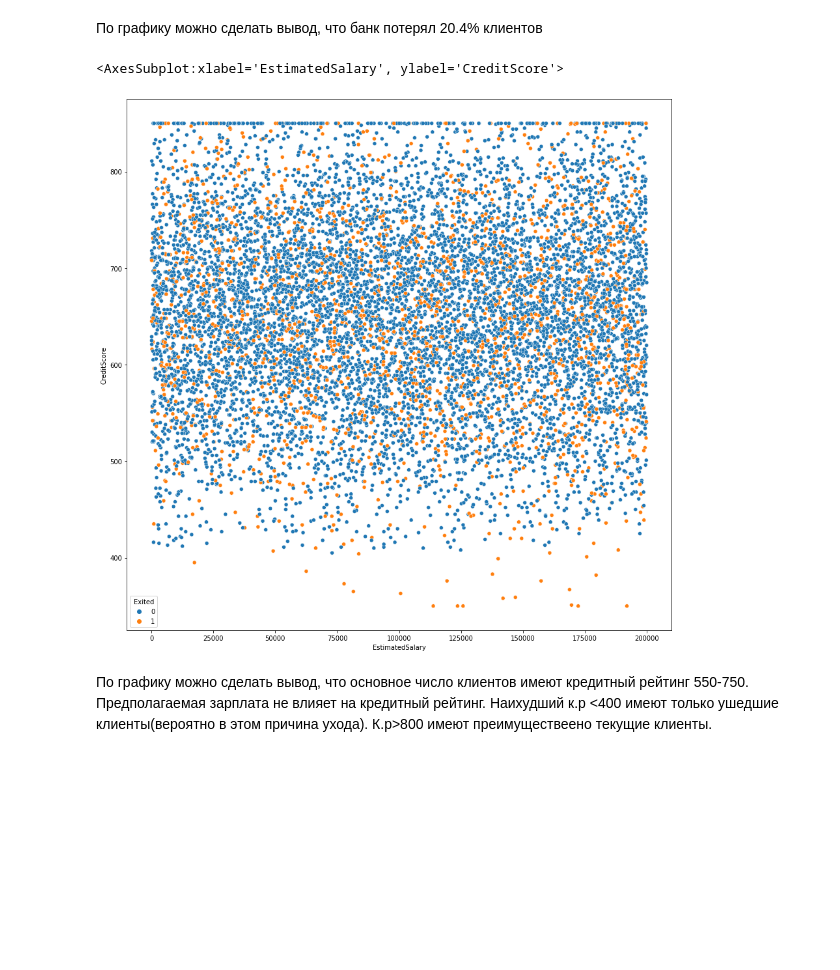
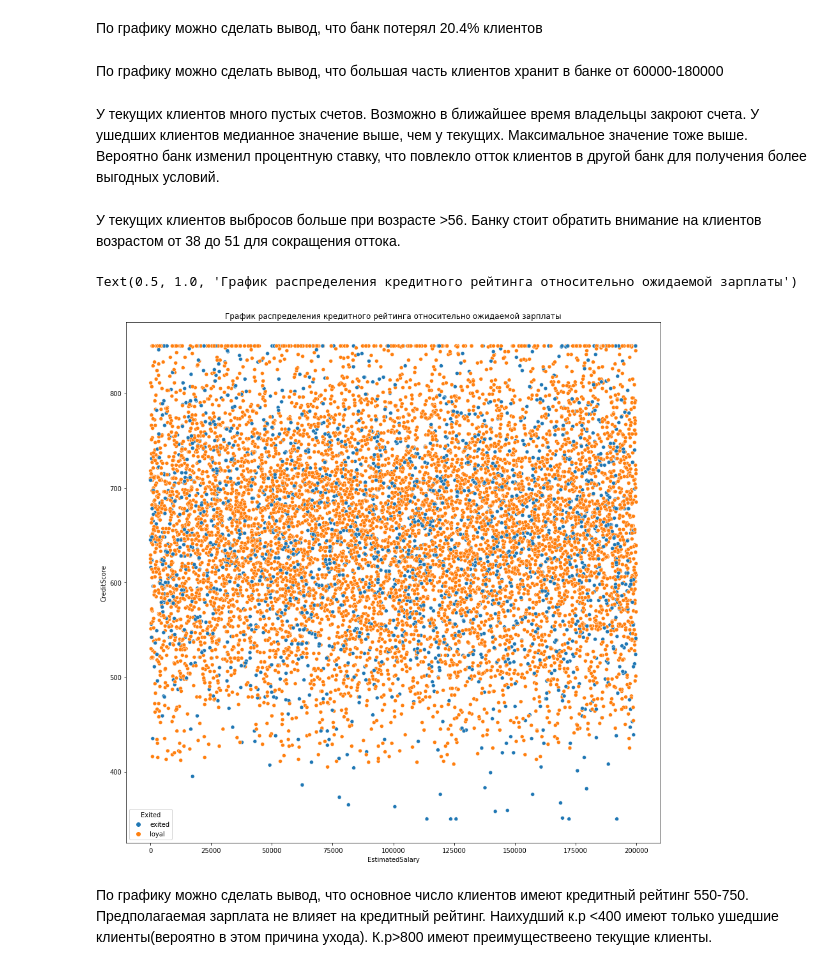
Before and after one commit to Karayushii/SF_PY_13, a Jupyter notebook: main.ipynb, the cells around one changed output. Saved outputs shown, nothing was run; the diff lists cells and outputs as text; code cells hidden in the pictures; blank space fills up the shorter version.

```diff
--- a/main.ipynb
+++ b/main.ipynb
@@ -8,6 +9,7 @@ from matplotlib.pyplot import figure
 # %%
 churn_data = pd.read_csv('data\churn.csv')
 churn_data = churn_data.drop(['RowNumber'],axis=1)
-#churn_data['Exited']=churn_data['Exited'].apply(lambda x: 'exited' if x ==1 else 'not exited')
+churn_df_copy=churn_data.copy()
+churn_df_copy['Exited']=churn_df_copy['Exited'].apply(lambda x: 'exited' if x ==1 else 'loyal')
 # %%
 fig_1 = px.pie(
@@ -30 +32,3 @@ fig_2.show()
+# %% [markdown]
+По графику можно сделать вывод, что большая часть клиентов хранит в банке от 60000-180000
 # %%
@@ -33,3 +37,5 @@ fig_3 = px.histogram(
 fig_3.show()
+# %% [markdown]
+У текущих клиентов много пустых счетов. Возможно в ближайшее время  владельцы закроют счета. У ушедших клиентов медианное значение выше, чем у текущих. Максимальное значение тоже выше. Вероятно банк изменил процентную ставку, что повлекло отток клиентов в другой банк для получения более выгодных условий.
 # %%
 fig_4 = px.box(
@@ -37,10 +43,13 @@ fig_4 = px.box(
 fig_4.show()
+# %% [markdown]
+У текущих клиентов выбросов больше при возрасте >56. Банку стоит обратить внимание на клиентов возрастом от 38 до 51 для сокращения оттока.
 # %%
 fig_5 = plt.figure(figsize=(15,15))
-sns.scatterplot(x=churn_data['EstimatedSalary'],y=churn_data['CreditScore'],hue=churn_data['Exited'],sizes=1)
+sc_plt = sns.scatterplot(x=churn_df_copy['EstimatedSalary'],y=churn_df_copy['CreditScore'],hue=churn_df_copy['Exited'],sizes=1)
+sc_plt.set_title('График распределения кредитного рейтинга относительно ожидаемой зарплаты')
 # %% [output]
-<AxesSubplot:xlabel='EstimatedSalary', ylabel='CreditScore'>
+Text(0.5, 1.0, 'График распределения кредитного рейтинга относительно ожидаемой зарплаты')
-[figure, old version]
+[figure, new version]
 # %% [markdown]
 По графику можно сделать вывод, что основное число клиентов имеют кредитный рейтинг 550-750. Предполагаемая зарплата не влияет на кредитный рейтинг.
 Наихудший к.р <400 имеют только ушедшие клиенты(вероятно в этом причина ухода). К.р>800 имеют преимуществеено текущие клиенты.
```
Also changed, not shown: parts of 17 cells of this notebook.
